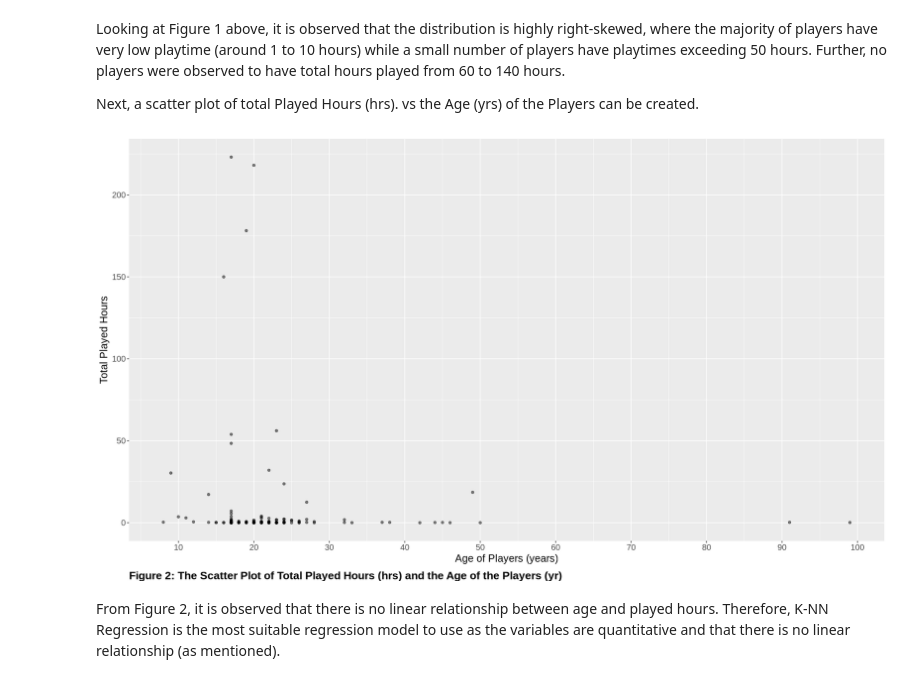
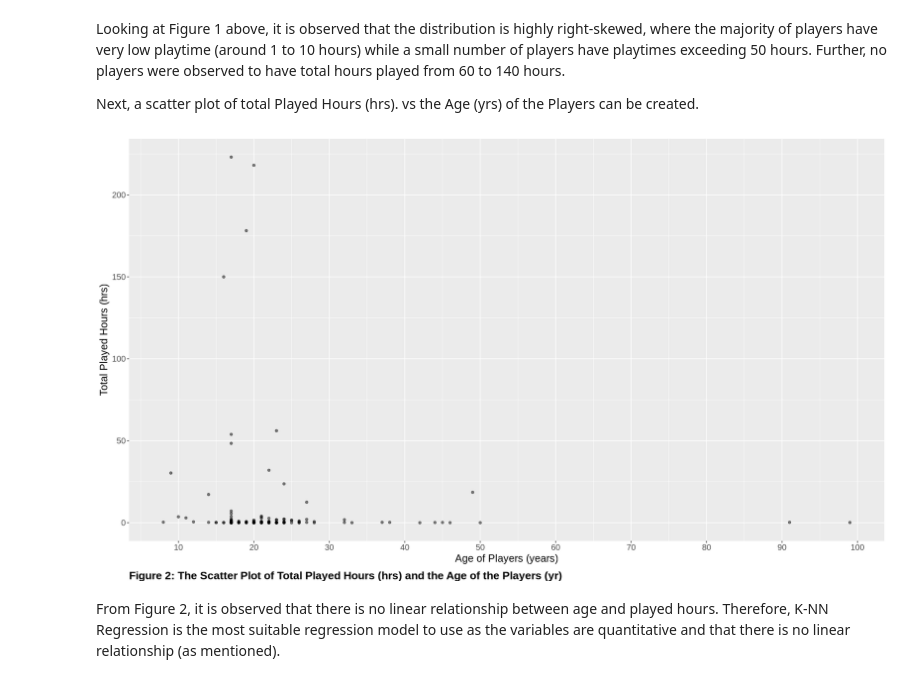
Before and after one commit to ExxML/minecraft_group_project, a Jupyter notebook: minecraft_project.ipynb, the cells around one changed output. Drawn from its saved outputs; the diff is of its cells as text; code cells hidden in the pictures.

```diff
--- a/minecraft_project.ipynb
+++ b/minecraft_project.ipynb
@@ -199,18 +199,18 @@ Next, a scatter plot of total Played Hours (hrs). vs the Age (yrs) of the Player
 # %%
 # Plot settings (width and height)
 options(repr.plot.width = 16, repr.plot.height = 9)
 
 # Scatter plot of played hours vs. age per person
 ggplot(mc_cleaned, aes(x = age, y = played_hours)) +
     geom_point(alpha = 0.5) +
     labs(x = "Age of Players (years)",
-         y = "Total Played Hours",
+         y = "Total Played Hours (hrs)",
         caption = "Figure 2: The Scatter Plot of Total Played Hours (hrs) and the Age of the Players (yr)") +
     theme(text = element_text(size = 15),
          plot.caption = element_text(hjust = 0, vjust = -1, size = 16, face = "bold")) +
     scale_x_continuous(breaks = seq(from = 0, to = 100, by = 10))
 # %% [output]
-[figure, old version]
+[figure, new version]
 # %% [markdown]
 From Figure 2, it is observed that there is no linear relationship between age and played hours. Therefore, K-NN Regression is the most suitable regression model to use as the variables are quantitative and that there is no linear relationship (as mentioned).
 # %% [markdown]
```
Also changed, not shown: parts of 4 cells of this notebook.
